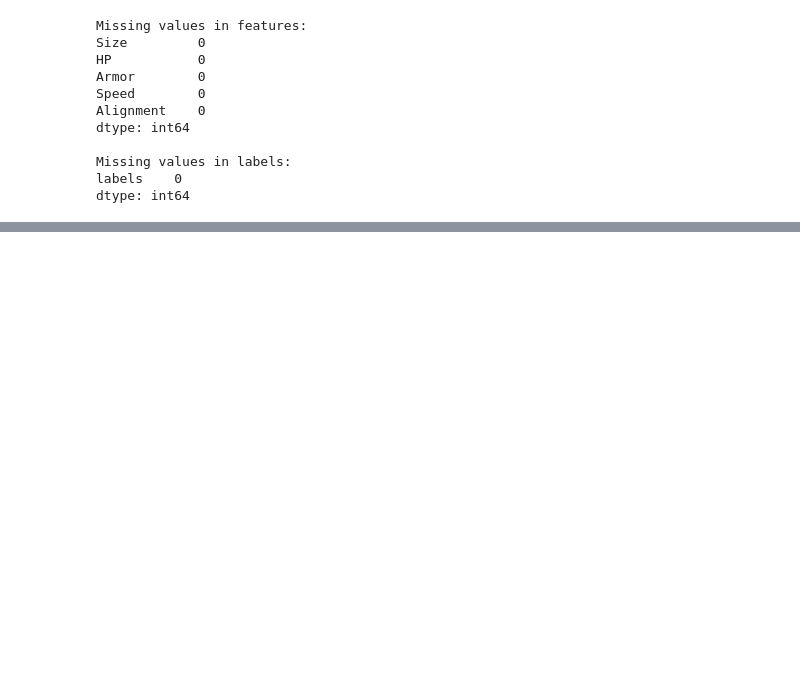
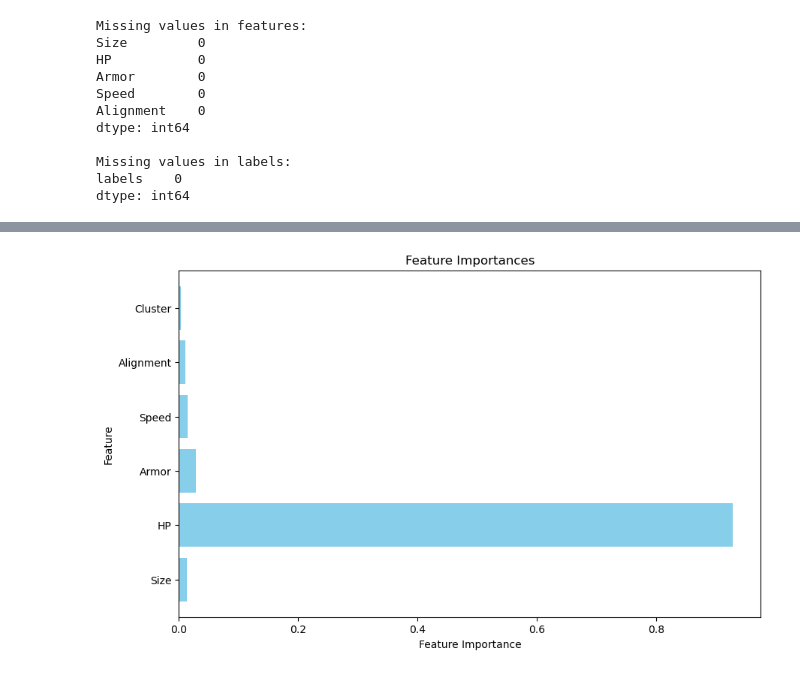
Before and after one commit to Dorffasaurus/supreme-dollop, a Jupyter notebook: Project.ipynb, the cells around one changed output, grey strips where cells are left out. Drawn from its saved outputs; the diff is of its cells as text; code cells hidden in the pictures; blank space fills up the shorter version.

```diff
--- a/Project.ipynb
+++ b/Project.ipynb
@@ -133,0 +264,13 @@ plt.show()
+# %%
+# Graph outcomes (Mahjan)
+#Visualizing Feature Importances:
+#This graph demonstrates the importance of each feature in predicting the challenge rating.
+plt.figure(figsize=(10, 6))
+plt.barh(range(len(features_list)), feature_importances, align='center', color='skyblue')
+plt.yticks(range(len(features_list)), features_list)
+plt.xlabel('Feature Importance')
+plt.ylabel('Feature')
+plt.title('Feature Importances')
+plt.show()
+# %% [output]
+[figure, added]
```
Also changed, not shown: parts of 18 cells of this notebook.
